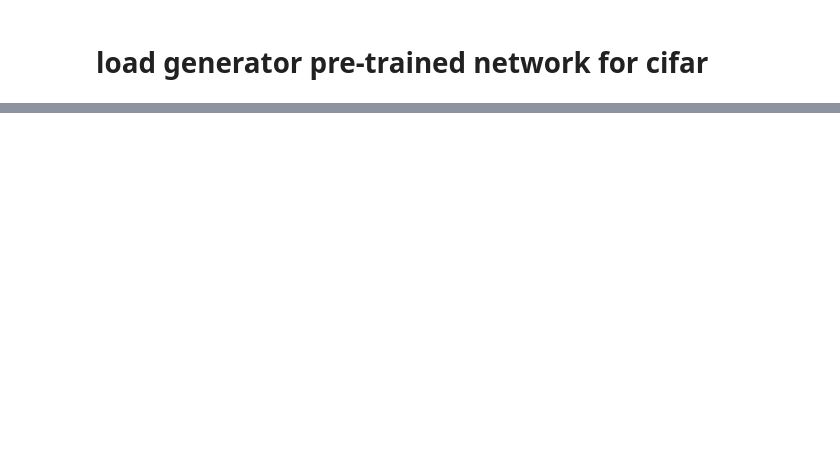
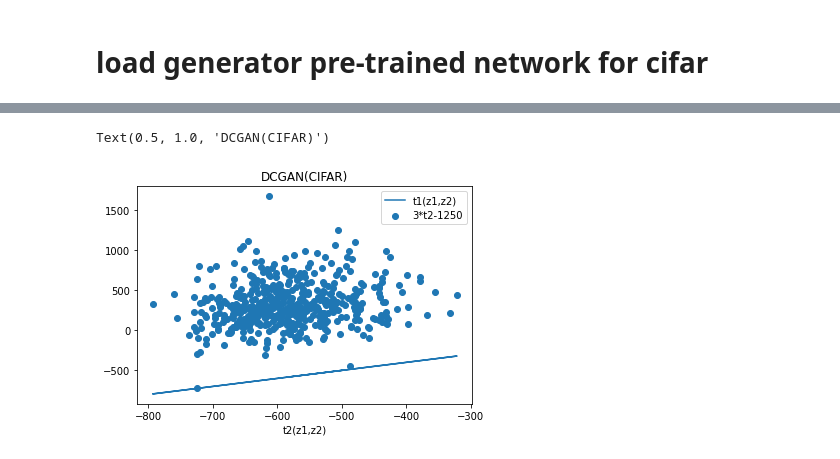
Before and after one commit to thanh-isu/ncsn, a Jupyter notebook: gans/upper_lower_bounds.ipynb, the cells around one changed output, grey strips where cells are left out. Saved outputs shown, nothing was run; the diff lists cells and outputs as text; code cells hidden in the pictures; blank space fills up the shorter version.

```diff
--- a/gans/upper_lower_bounds.ipynb
+++ b/gans/upper_lower_bounds.ipynb
@@ -219,9 +235,12 @@ for i in range(mc):
 # %%
 plt.scatter(cxx,cyy)
 plt.plot(cxx,cxx)
-plt.legend(['t1(ztrue,z)',str(alpha)+'*t2-'+str(beta)])
-plt.xlabel('t2(ztrue,z)')
+plt.legend(['t1(z1,z2)',str(alpha)+'*t2-'+str(beta)])
+plt.xlabel('t2(z1,z2)')
 plt.title('DCGAN(CIFAR)')
+# %% [output]
+Text(0.5, 1.0, 'DCGAN(CIFAR)')
+[figure, added]
 # %%
 if not loadfile:
     plotvals = [y1,y2,y3,y4,cy1,cy2,cy3,cy4]
```
Also changed, not shown: parts of 5 cells of this notebook.
